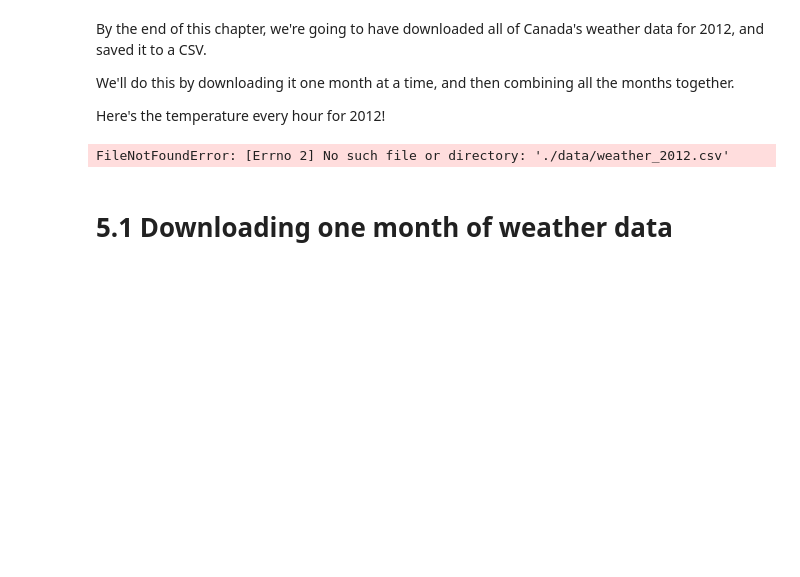
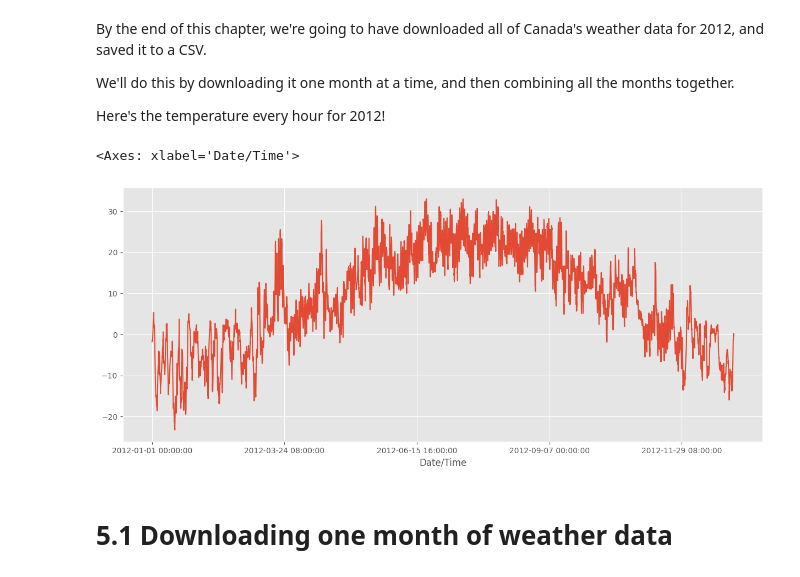
Before and after one commit to gatola/randomscripts, a Jupyter notebook: cookbook/Chapter 5 - Combining dataframes and scraping Canadian weather data.ipynb, the cells around one changed output. Cells and saved outputs as stored; diff of their text form; code cells hidden in the pictures; blank space fills up the shorter version.

```diff
--- a/cookbook/Chapter 5 - Combining dataframes and scraping Canadian weather data.ipynb
+++ b/cookbook/Chapter 5 - Combining dataframes and scraping Canadian weather data.ipynb
@@ -16,10 +16,12 @@ We'll do this by downloading it one month at a time, and then combining all the
 
 Here's the temperature every hour for 2012!
 # %%
-weather_2012_final = pd.read_csv('./data/weather_2012.csv', index_col='Date/Time')
+weather_path = 'https://github.com/jvns/pandas-cookbook/raw/refs/heads/master/cookbook/data/weather_2012.csv'
+weather_2012_final = pd.read_csv(weather_path, index_col='Date/Time')
 weather_2012_final['Temp (C)'].plot(figsize=(15, 6))
 # %% [output]
-FileNotFoundError: [Errno 2] No such file or directory: './data/weather_2012.csv'
+<Axes: xlabel='Date/Time'>
+[figure, added]
 # %% [markdown]
 # 5.1 Downloading one month of weather data
 # %% [markdown]
```
Also changed, not shown: parts of 16 cells of this notebook.
